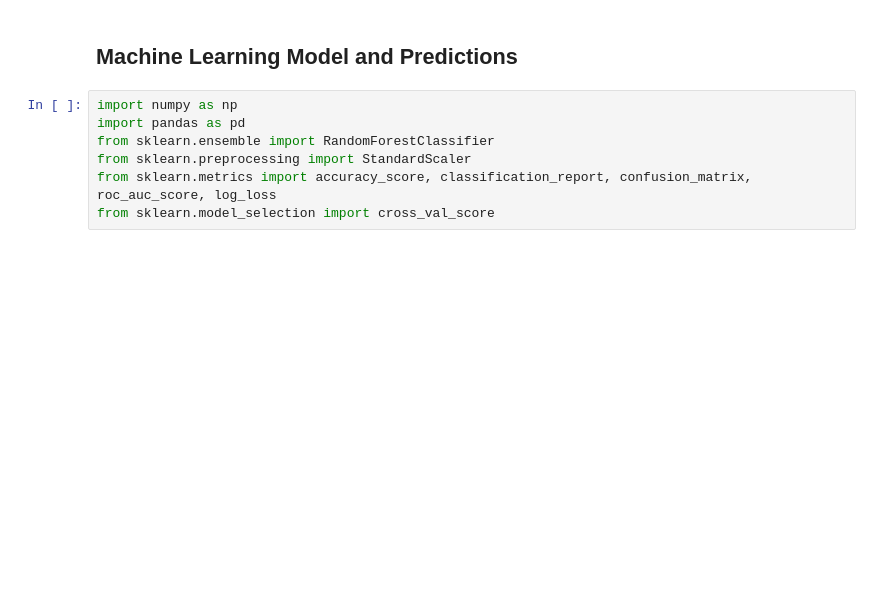
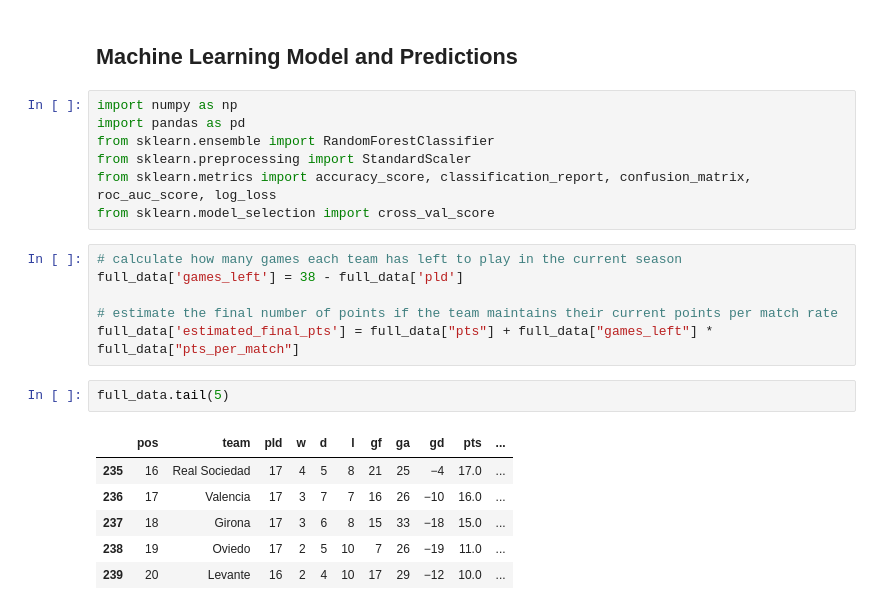
Before and after one commit to Acharya-Sachin/Laliga-25-26-Prediction-, a Jupyter notebook: laliga_data_analysis.ipynb, the cells around one changed output. Drawn from its saved outputs; the diff is of its cells as text; blank space fills up the shorter version.

Commit message:
Applied logic for estimated points of teams at the end of season using points per match and games left

```diff
--- a/laliga_data_analysis.ipynb
+++ b/laliga_data_analysis.ipynb
@@ -184,3 +184,18 @@ from sklearn.ensemble import RandomForestClassifier
 from sklearn.preprocessing import StandardScaler
 from sklearn.metrics import accuracy_score, classification_report, confusion_matrix, roc_auc_score, log_loss
 from sklearn.model_selection import cross_val_score
+# %%
+# calculate how many games each team has left to play in the current season
+full_data['games_left'] = 38 - full_data['pld']
+
+# estimate the final number of points if the team maintains their current points per match rate
+full_data['estimated_final_pts'] = full_data["pts"] + full_data["games_left"] * full_data["pts_per_match"]
+# %%
+full_data.tail(5)
+# %% [output]
+|  | pos | team | pld | w | d | l | gf | ga | gd | pts | ... |
+| 235 | 16 | Real Sociedad | 17 | 4 | 5 | 8 | 21 | 25 | −4 | 17.0 | ... |
+| 236 | 17 | Valencia | 17 | 3 | 7 | 7 | 16 | 26 | −10 | 16.0 | ... |
+| 237 | 18 | Girona | 17 | 3 | 6 | 8 | 15 | 33 | −18 | 15.0 | ... |
+| 238 | 19 | Oviedo | 17 | 2 | 5 | 10 | 7 | 26 | −19 | 11.0 | ... |
+| 239 | 20 | Levante | 16 | 2 | 4 | 10 | 17 | 29 | −12 | 10.0 | ... |
```
